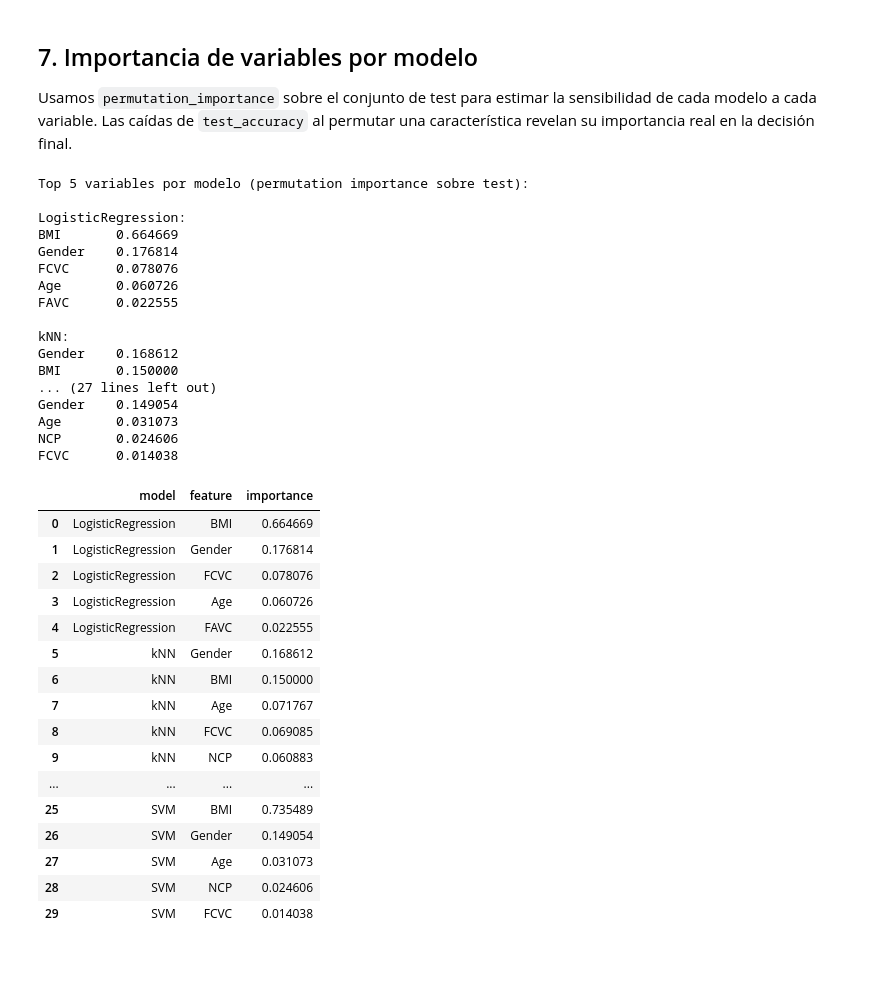
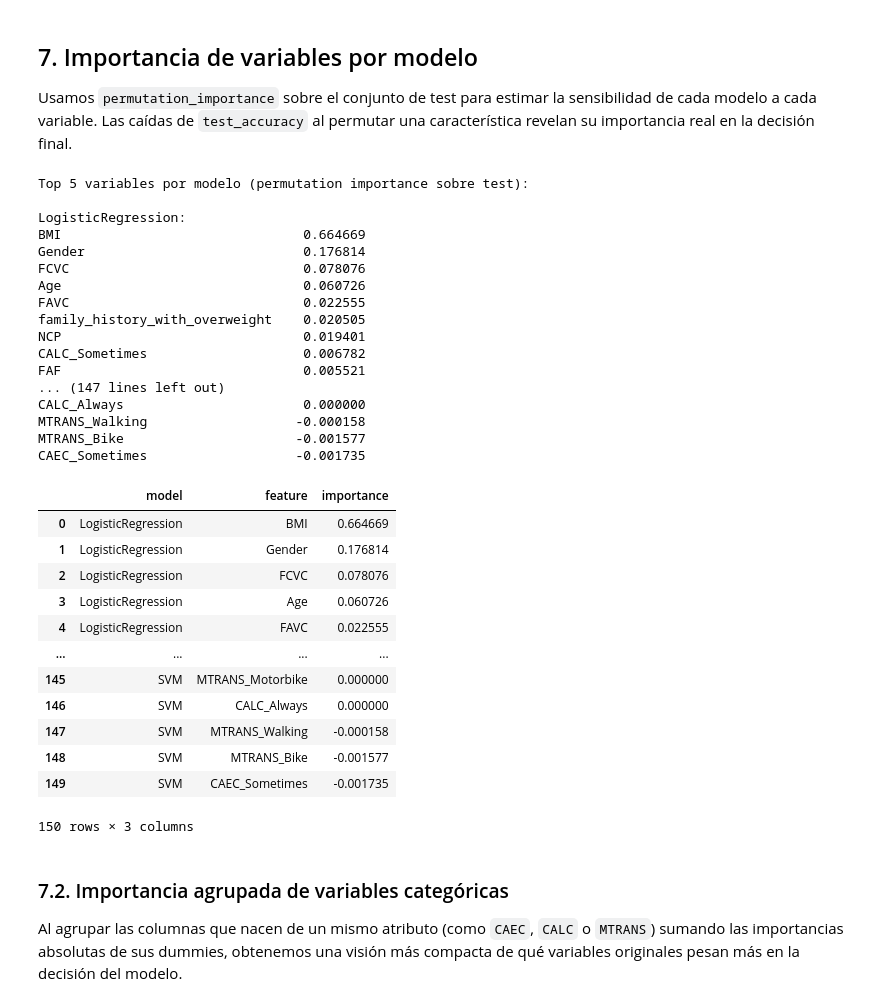
Before and after one commit to DagLiefde/ml-estimation-of-obesity, a Jupyter notebook: 03_entrenamiento_modelos.ipynb, the cells around one changed output. Cells and saved outputs as stored; diff of their text form; code cells hidden in the pictures; blank space fills up the shorter version.

Commit message:
Variables más relevantes por grupo

```diff
--- a/03_entrenamiento_modelos.ipynb
+++ b/03_entrenamiento_modelos.ipynb
@@ -331,57 +331,57 @@ for name, estimator in best_models.items():
         y_test,
         n_repeats=10,
         scoring='accuracy',
         random_state=42,
         n_jobs=-1
     )
     importance_by_model[name] = pd.Series(result.importances_mean, index=feature_names).sort_values(ascending=False)
 
 importance_summary = pd.concat([
-    imp.head(5).to_frame("importance")
+    imp.to_frame("importance")
        .reset_index()
        .rename(columns={"index": "feature"})
        .assign(model=name)
     for name, imp in importance_by_model.items()
 ], ignore_index=True)[["model", "feature", "importance"]]
 
 print('Top 5 variables por modelo (permutation importance sobre test):')
 for name, importance in importance_by_model.items():
     print(f'\n{name}:')
-    print(importance.head(5).to_string())
+    print(importance.to_string())
 
 importance_summary
 # %% [output]
 Top 5 variables por modelo (permutation importance sobre test):
 
 LogisticRegression:
-BMI       0.664669
-Gender    0.176814
-FCVC      0.078076
-Age       0.060726
-FAVC      0.022555
-
-kNN:
-Gender    0.168612
-BMI       0.150000
-... (27 lines left out)
-Gender    0.149054
-Age       0.031073
-NCP       0.024606
-FCVC      0.014038
+BMI                               0.664669
+Gender                            0.176814
+FCVC                              0.078076
+Age                               0.060726
+FAVC                              0.022555
+family_history_with_overweight    0.020505
+NCP                               0.019401
+CALC_Sometimes                    0.006782
+FAF                               0.005521
+... (147 lines left out)
+CALC_Always                       0.000000
+MTRANS_Walking                   -0.000158
+MTRANS_Bike                      -0.001577
+CAEC_Sometimes                   -0.001735
 |  | model | feature | importance |
 | 0 | LogisticRegression | BMI | 0.664669 |
 | 1 | LogisticRegression | Gender | 0.176814 |
 | 2 | LogisticRegression | FCVC | 0.078076 |
 | 3 | LogisticRegression | Age | 0.060726 |
 | 4 | LogisticRegression | FAVC | 0.022555 |
-| 5 | kNN | Gender | 0.168612 |
-| 6 | kNN | BMI | 0.150000 |
-| 7 | kNN | Age | 0.071767 |
-| 8 | kNN | FCVC | 0.069085 |
-| 9 | kNN | NCP | 0.060883 |
 | ... | ... | ... | ... |
-| 25 | SVM | BMI | 0.735489 |
-| 26 | SVM | Gender | 0.149054 |
-| 27 | SVM | Age | 0.031073 |
-| 28 | SVM | NCP | 0.024606 |
-| 29 | SVM | FCVC | 0.014038 |
+| 145 | SVM | MTRANS_Motorbike | 0.000000 |
+| 146 | SVM | CALC_Always | 0.000000 |
+| 147 | SVM | MTRANS_Walking | -0.000158 |
+| 148 | SVM | MTRANS_Bike | -0.001577 |
+| 149 | SVM | CAEC_Sometimes | -0.001735 |
+150 rows × 3 columns
+# %% [markdown]
+### 7.2. Importancia agrupada de variables categóricas
+
+Al agrupar las columnas que nacen de un mismo atributo (como `CAEC`, `CALC` o `MTRANS`) sumando las importancias absolutas de sus dummies, obtenemos una visión más compacta de qué variables originales pesan más en la decisión del modelo.
```
Also changed, not shown: parts of 1 cell of this notebook, 2 other files.
